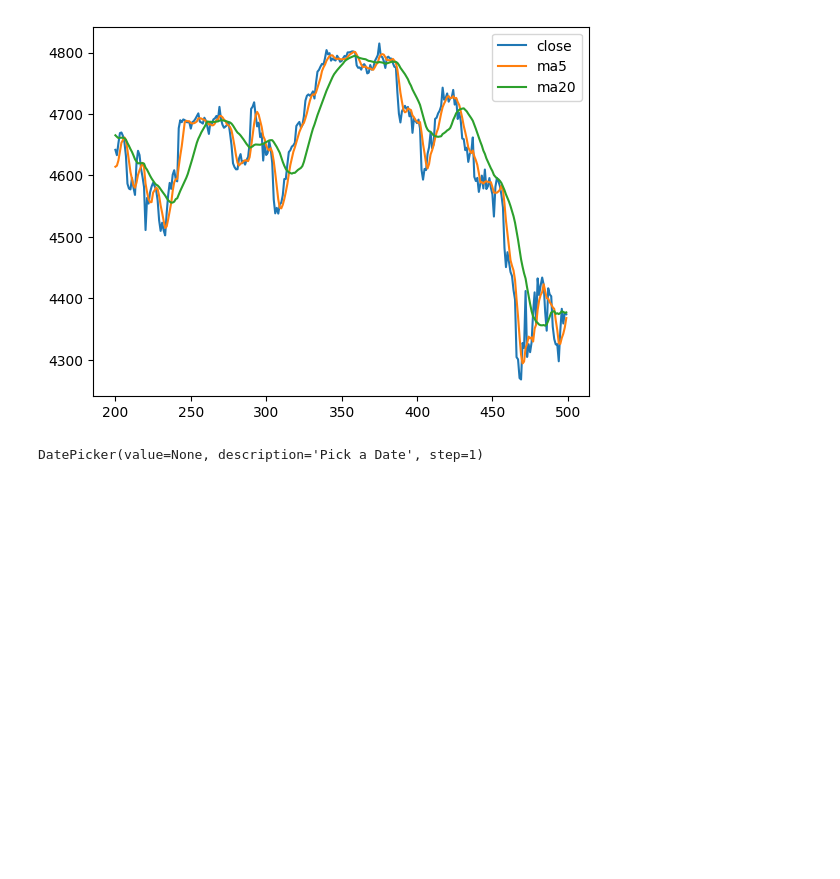
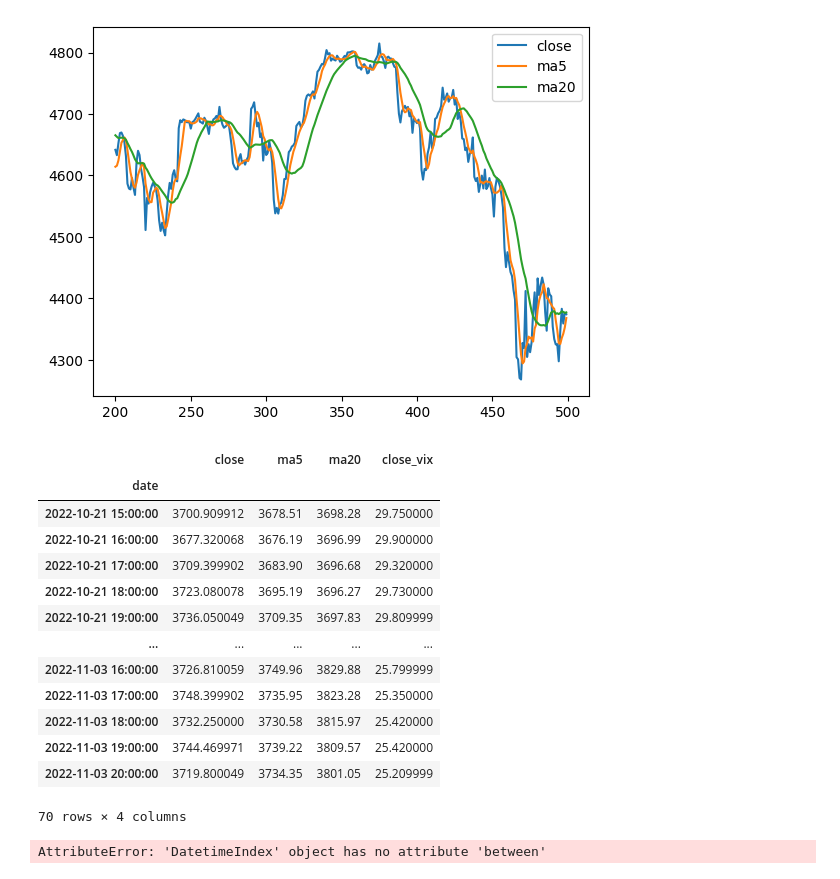
Before and after one commit to BartInVienna/bp_with_codespace, a Jupyter notebook: test.ipynb, the cells around one changed output. Drawn from its saved outputs; the diff is of its cells as text; code cells hidden in the pictures; blank space fills up the shorter version.

```diff
--- a/test.ipynb
+++ b/test.ipynb
@@ -67,9 +69,25 @@ fig = px.line(spx_1h, y=["close", "ma5", "ma20"], title="SPX_1h_lines")
 # %%
 fig.show()
 # %%
-widgets.DatePicker(
-    description='Pick a Date',
-    disabled=False
-)
+start_dates = [d.date() for d in spx_1h.index if d.weekday() == 4]
+start_dates = sorted(list(set(start_dates)))
+start_dates =
-# %% [output]
-DatePicker(value=None, description='Pick a Date', step=1)
+# %%
+test = datetime.datetime(start.year, start.month, start.day)
+# %%
+spx_1h.tz_localize(None).loc[test:test + timedelta(weeks=2)]
+# %% [output]
+|  | close | ma5 | ma20 | close_vix |
+| date |  |  |  |  |
+| 2022-10-21 15:00:00 | 3700.909912 | 3678.51 | 3698.28 | 29.750000 |
+| 2022-10-21 16:00:00 | 3677.320068 | 3676.19 | 3696.99 | 29.900000 |
+| 2022-10-21 17:00:00 | 3709.399902 | 3683.90 | 3696.68 | 29.320000 |
+| 2022-10-21 18:00:00 | 3723.080078 | 3695.19 | 3696.27 | 29.730000 |
+| 2022-10-21 19:00:00 | 3736.050049 | 3709.35 | 3697.83 | 29.809999 |
+| ... | ... | ... | ... | ... |
+| 2022-11-03 16:00:00 | 3726.810059 | 3749.96 | 3829.88 | 25.799999 |
+| 2022-11-03 17:00:00 | 3748.399902 | 3735.95 | 3823.28 | 25.350000 |
+| 2022-11-03 18:00:00 | 3732.250000 | 3730.58 | 3815.97 | 25.420000 |
+| 2022-11-03 19:00:00 | 3744.469971 | 3739.22 | 3809.57 | 25.420000 |
+| 2022-11-03 20:00:00 | 3719.800049 | 3734.35 | 3801.05 | 25.209999 |
+70 rows × 4 columns
@@ -75,0 +97,4 @@ DatePicker(value=None, description='Pick a Date', step=1)
+# %%
+spx_1h.index.between(start, stop)
+# %% [output]
+AttributeError: 'DatetimeIndex' object has no attribute 'between'
```
Also changed, not shown: parts of 4 cells of this notebook.
